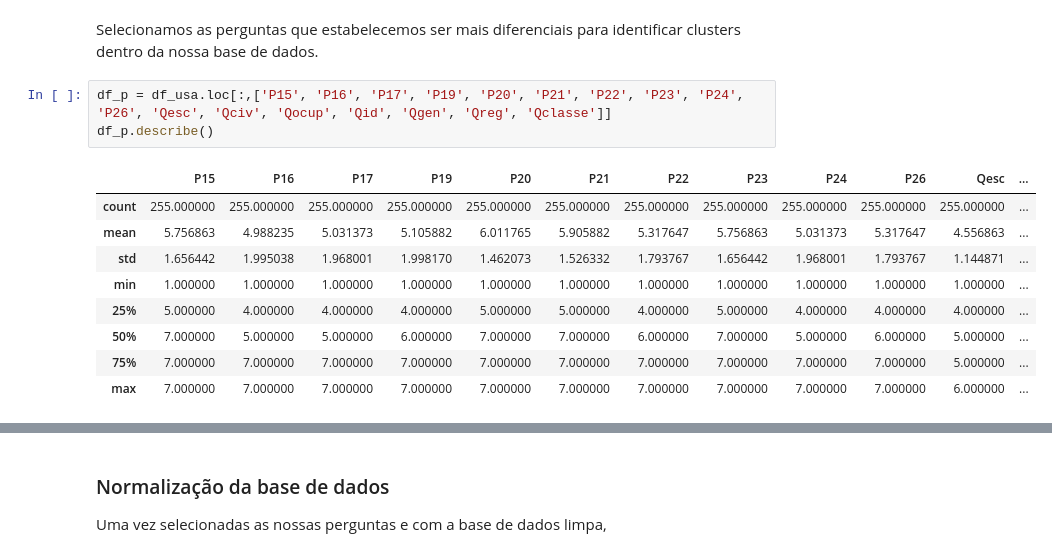
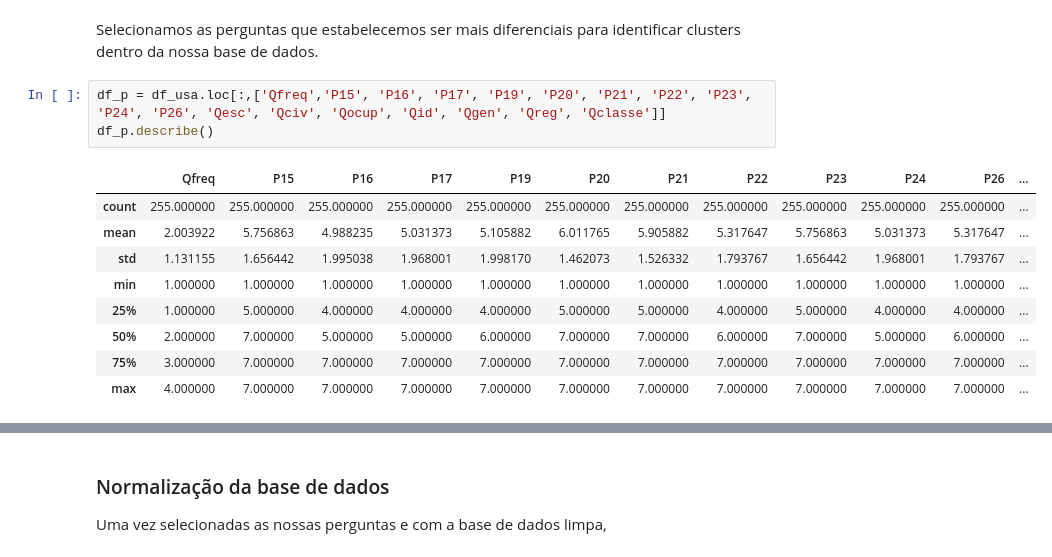
Before and after one commit to enzojunq/Base-de-dados, a Jupyter notebook: base.ipynb, the cells around one changed output, grey strips where cells are left out. Cells and saved outputs as stored; diff of their text form.

```diff
--- a/base.ipynb
+++ b/base.ipynb
@@ -459,15 +459,15 @@ Agora que a base de dados foi limpa, e selecionamos respondentes que fazem um ma
 # %% [markdown]
 Selecionamos as perguntas que estabelecemos ser mais diferenciais para identificar clusters dentro da nossa base de dados.
 # %%
-df_p = df_usa.loc[:,['P15', 'P16', 'P17', 'P19', 'P20', 'P21', 'P22', 'P23', 'P24', 'P26', 'Qesc', 'Qciv', 'Qocup', 'Qid', 'Qgen', 'Qreg', 'Qclasse']]
+df_p = df_usa.loc[:,['Qfreq','P15', 'P16', 'P17', 'P19', 'P20', 'P21', 'P22', 'P23', 'P24', 'P26', 'Qesc', 'Qciv', 'Qocup', 'Qid', 'Qgen', 'Qreg', 'Qclasse']]
 df_p.describe()
 # %% [output]
-|  | P15 | P16 | P17 | P19 | P20 | P21 | P22 | P23 | P24 | P26 | Qesc | ... |
+|  | Qfreq | P15 | P16 | P17 | P19 | P20 | P21 | P22 | P23 | P24 | P26 | ... |
 | count | 255.000000 | 255.000000 | 255.000000 | 255.000000 | 255.000000 | 255.000000 | 255.000000 | 255.000000 | 255.000000 | 255.000000 | 255.000000 | ... |
-| mean | 5.756863 | 4.988235 | 5.031373 | 5.105882 | 6.011765 | 5.905882 | 5.317647 | 5.756863 | 5.031373 | 5.317647 | 4.556863 | ... |
-| std | 1.656442 | 1.995038 | 1.968001 | 1.998170 | 1.462073 | 1.526332 | 1.793767 | 1.656442 | 1.968001 | 1.793767 | 1.144871 | ... |
+| mean | 2.003922 | 5.756863 | 4.988235 | 5.031373 | 5.105882 | 6.011765 | 5.905882 | 5.317647 | 5.756863 | 5.031373 | 5.317647 | ... |
+| std | 1.131155 | 1.656442 | 1.995038 | 1.968001 | 1.998170 | 1.462073 | 1.526332 | 1.793767 | 1.656442 | 1.968001 | 1.793767 | ... |
 | min | 1.000000 | 1.000000 | 1.000000 | 1.000000 | 1.000000 | 1.000000 | 1.000000 | 1.000000 | 1.000000 | 1.000000 | 1.000000 | ... |
-| 25% | 5.000000 | 4.000000 | 4.000000 | 4.000000 | 5.000000 | 5.000000 | 4.000000 | 5.000000 | 4.000000 | 4.000000 | 4.000000 | ... |
-| 50% | 7.000000 | 5.000000 | 5.000000 | 6.000000 | 7.000000 | 7.000000 | 6.000000 | 7.000000 | 5.000000 | 6.000000 | 5.000000 | ... |
-| 75% | 7.000000 | 7.000000 | 7.000000 | 7.000000 | 7.000000 | 7.000000 | 7.000000 | 7.000000 | 7.000000 | 7.000000 | 5.000000 | ... |
-| max | 7.000000 | 7.000000 | 7.000000 | 7.000000 | 7.000000 | 7.000000 | 7.000000 | 7.000000 | 7.000000 | 7.000000 | 6.000000 | ... |
+| 25% | 1.000000 | 5.000000 | 4.000000 | 4.000000 | 4.000000 | 5.000000 | 5.000000 | 4.000000 | 5.000000 | 4.000000 | 4.000000 | ... |
+| 50% | 2.000000 | 7.000000 | 5.000000 | 5.000000 | 6.000000 | 7.000000 | 7.000000 | 6.000000 | 7.000000 | 5.000000 | 6.000000 | ... |
+| 75% | 3.000000 | 7.000000 | 7.000000 | 7.000000 | 7.000000 | 7.000000 | 7.000000 | 7.000000 | 7.000000 | 7.000000 | 7.000000 | ... |
+| max | 4.000000 | 7.000000 | 7.000000 | 7.000000 | 7.000000 | 7.000000 | 7.000000 | 7.000000 | 7.000000 | 7.000000 | 7.000000 | ... |
```
Also changed, not shown: parts of 31 cells of this notebook.
